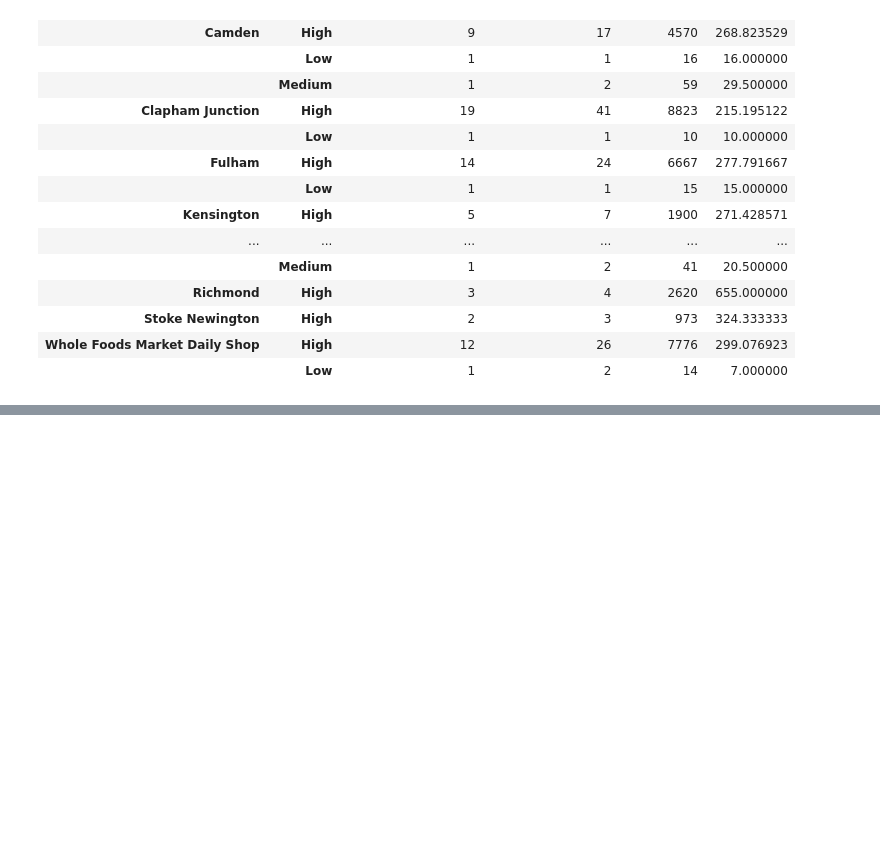
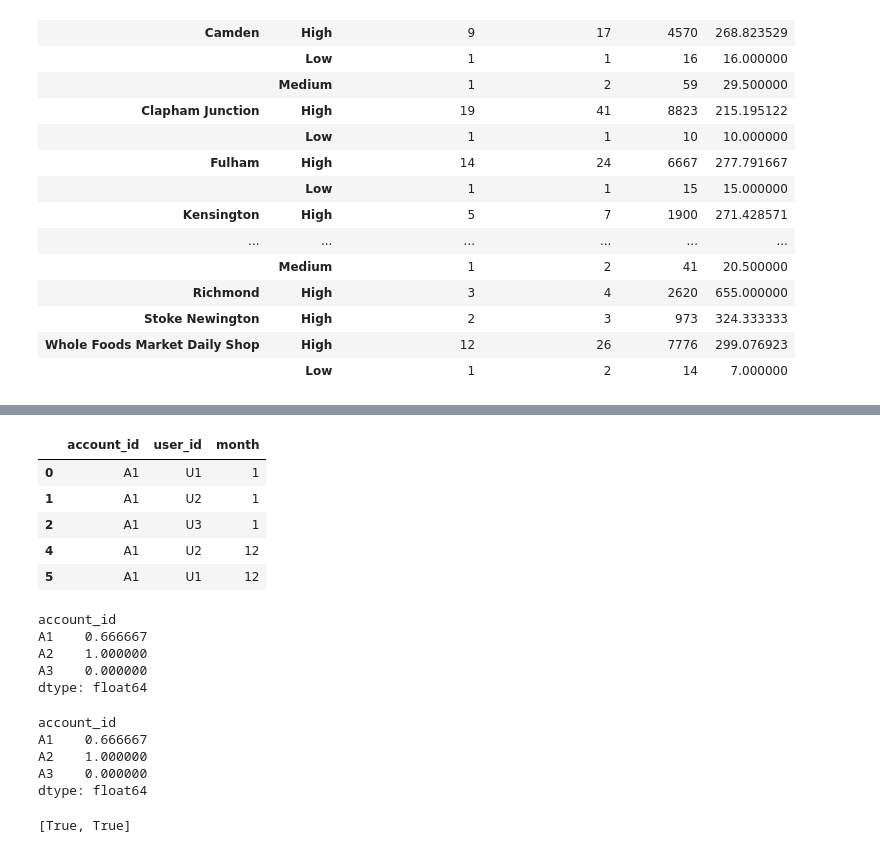
Before and after one commit to mhabib80/Misc.-Data-Analysis-ML, a Jupyter notebook: StrataScratch.ipynb, the cells around one changed output, grey strips where cells are left out. Saved outputs shown, nothing was run; the diff lists cells and outputs as text; code cells hidden in the pictures; blank space fills up the shorter version.

```diff
--- a/StrataScratch.ipynb
+++ b/StrataScratch.ipynb
@@ -621,0 +642,3 @@ wfm.groupby(['store_brand', 'customer_id'])\
+# %%
+df = pd.read_csv('sf_events.csv', index_col=[0])
+df.head()
@@ -621,0 +653,48 @@ wfm.groupby(['store_brand', 'customer_id'])\
+# %%
+df['month'] = pd.to_datetime(df.index).month
+df = df.reset_index(drop=True).drop_duplicates()
+df.head()
+# %% [output]
+|  | account_id | user_id | month |
+| 0 | A1 | U1 | 1 |
+| 1 | A1 | U2 | 1 |
+| 2 | A1 | U3 | 1 |
+| 4 | A1 | U2 | 12 |
+| 5 | A1 | U1 | 12 |
+# %%
+def ret(account):
+  g = account.groupby('user_id')
+  dec_users, jan_users, feb_users = [g.apply(lambda g: g[g['month']==i])['user_id'] for i in [12,1,2]]
+  dec_ret = np.isin(dec_users, jan_users).sum()/len(dec_users)
+  jan_ret = np.isin(jan_users, feb_users).sum()/len(jan_users)
+  return jan_ret / dec_ret
+
+df.groupby('account_id').apply(ret)
+# %% [output]
+account_id
+A1    0.666667
+A2    1.000000
+A3    0.000000
+dtype: float64
+# %%
+#Alternative solution
+def ret_1(account):
+  g = account.groupby('user_id')
+  dec_users = g.apply(lambda g : g['month']==12).sum()
+  dec_ret = g.apply(lambda g : all([elem in g['month'].values for elem in [12,1]])).sum()
+  jan_users = g.apply(lambda g : g['month']==1).sum()
+  jan_ret = g.apply(lambda g : all([elem in g['month'].values for elem in [1,2]])).sum()
+  return (jan_ret / jan_users) / (dec_ret / dec_users)
+df.groupby('account_id').apply(ret_1)
+# %% [output]
+account_id
+A1    0.666667
+A2    1.000000
+A3    0.000000
+dtype: float64
+# %%
+a= [ 1, 2]
+b = [1,2,3,4]
+[i in b for i in a]
+# %% [output]
+[True, True]
```
Also changed, not shown: parts of 9 cells of this notebook.
